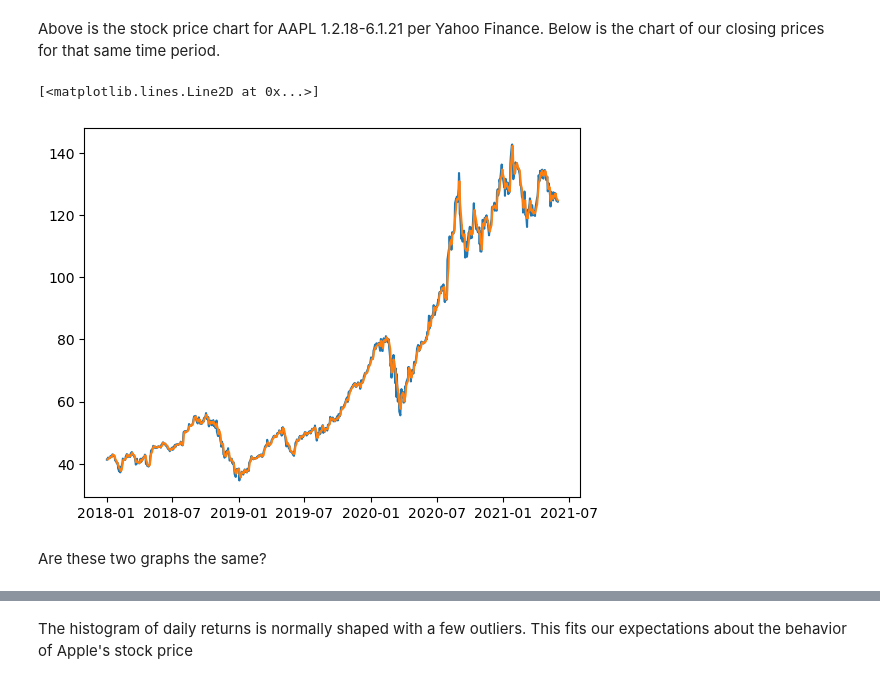
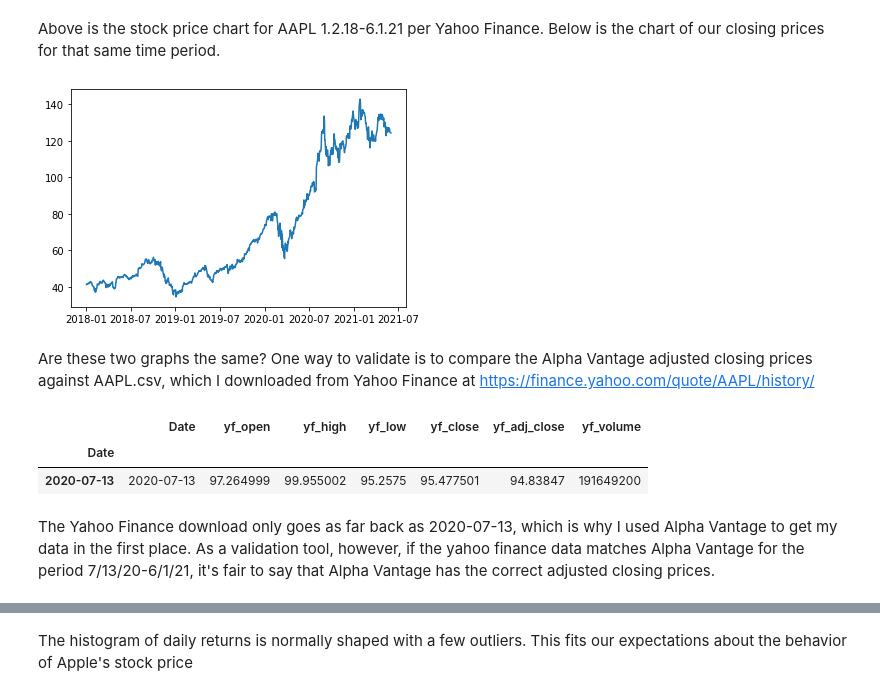
Before and after one commit to jackolson415/Predicting_Stock_Prices_Google_Trends, a Jupyter notebook: API_setup.ipynb, the cells around one changed output, grey strips where cells are left out. Cells and saved outputs as stored; diff of their text form; code cells hidden in the pictures.

```diff
--- a/API_setup.ipynb
+++ b/API_setup.ipynb
@@ -276,10 +196,8 @@ Image('./Pictures/AAPL Snip.png', width=700)
 # %% [markdown]
 Above is the stock price chart for AAPL 1.2.18-6.1.21 per Yahoo Finance. Below is the chart of our closing prices for that same time period.
 # %%
-plt.plot(aapl['adjusted_close'])
-plt.plot(aapl['rolling_3d_adj_close'])
+plt.plot(aapl['adjusted_close']);
 # %% [output]
-[<matplotlib.lines.Line2D at 0x...>]
-[figure, old version]
+[figure, new version]
-# %% [markdown]
-Are these two graphs the same?
+# %% [markdown]
+Are these two graphs the same? One way to validate is to compare the Alpha Vantage adjusted closing prices against AAPL.csv, which I downloaded from Yahoo Finance at https://finance.yahoo.com/quote/AAPL/history/
@@ -285,0 +218,8 @@ Are these two graphs the same?
+# %%
+yf.head(1)
+# %% [output]
+|  | Date | yf_open | yf_high | yf_low | yf_close | yf_adj_close | yf_volume |
+| Date |  |  |  |  |  |  |  |
+| 2020-07-13 | 2020-07-13 | 97.264999 | 99.955002 | 95.2575 | 95.477501 | 94.83847 | 191649200 |
+# %% [markdown]
+The Yahoo Finance download only goes as far back as 2020-07-13, which is why I used Alpha Vantage to get my data in the first place. As a validation tool, however, if the yahoo finance data matches Alpha Vantage for the period 7/13/20-6/1/21, it's fair to say that Alpha Vantage has the correct adjusted closing prices.
```
Also changed, not shown: parts of 43 cells of this notebook, 5 other files.
